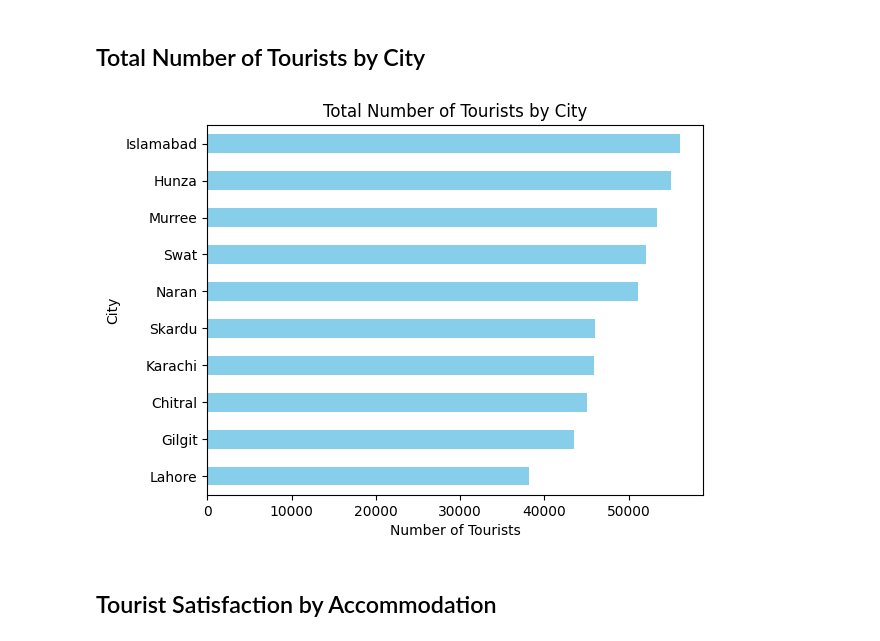
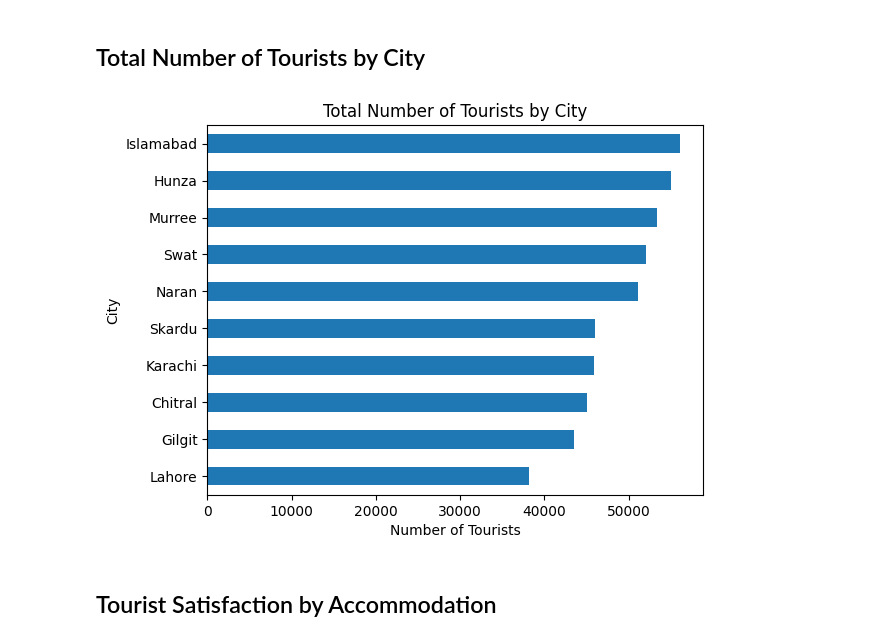
Before and after one commit to NadirAliOfficial/Pakistan-Tourism, a Jupyter notebook: project.ipynb, the cells around one changed output. Saved outputs shown, nothing was run; the diff lists cells and outputs as text; code cells hidden in the pictures.

```diff
--- a/project.ipynb
+++ b/project.ipynb
@@ -30,15 +30,15 @@ df.head()
 # %%
 import matplotlib.pyplot as plt
 
 tourists_by_city = df.groupby('City')['Number of Tourists'].sum().sort_values()
 
-tourists_by_city.plot(kind='barh', color='skyblue')
+tourists_by_city.plot(kind='barh')
 plt.title('Total Number of Tourists by City')
 plt.xlabel('Number of Tourists')
 plt.ylabel('City')
 plt.show()
 # %% [output]
-[figure, old version]
+[figure, new version]
 # %% [markdown]
 <h2>Tourist Satisfaction by Accommodation</h2>
 # %%
```
Also changed, not shown: parts of 2 cells of this notebook, 16 other files.
